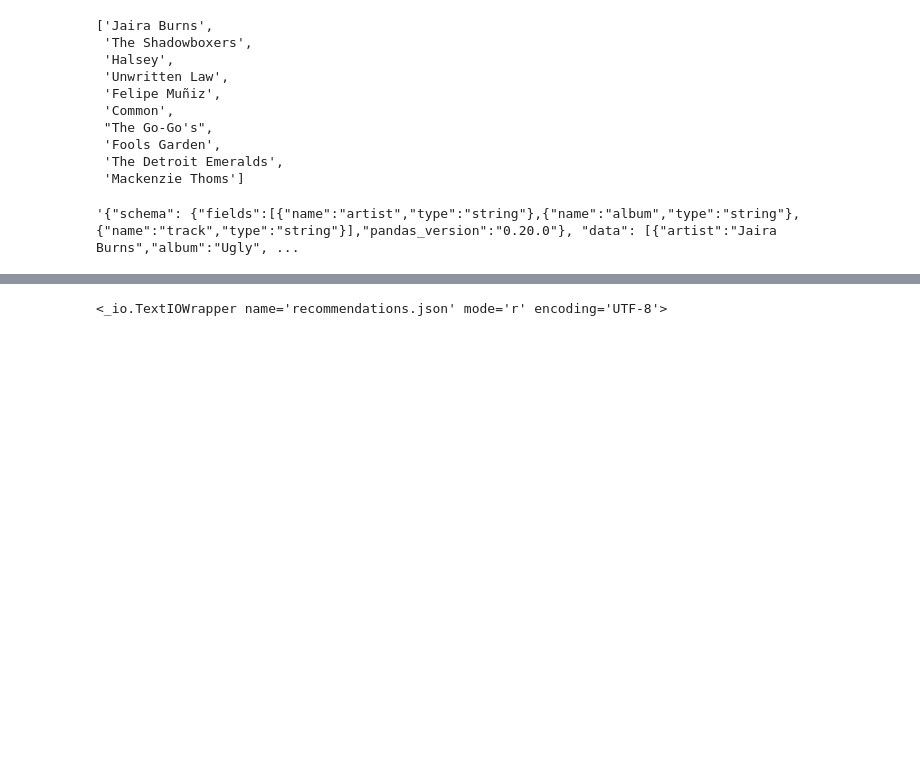
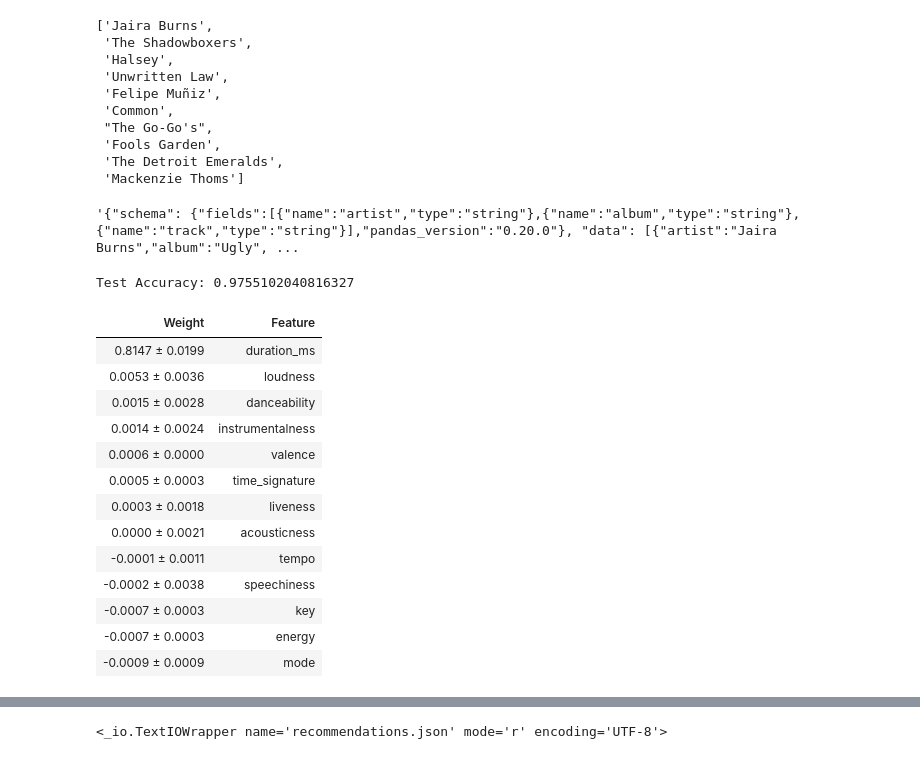
Before and after one commit to bw-spotify-song-suggester-2/Data-science, a Jupyter notebook: model/KNN_jon.ipynb, the cells around one changed output, grey strips where cells are left out. Drawn from its saved outputs; the diff is of its cells as text; code cells hidden in the pictures; blank space fills up the shorter version.

```diff
--- a/model/KNN_jon.ipynb
+++ b/model/KNN_jon.ipynb
@@ -129,0 +146,60 @@ rec_file.close()
+# %%
+# Random Forest with Ordinal Encoder
+random_forest = make_pipeline(
+    ce.OrdinalEncoder(),
+    SimpleImputer(strategy='median'),
+    RandomForestClassifier(n_estimators=100, random_state=42, n_jobs=-1)
+)
+
+random_forest.fit(X_train, y_train)
+print('Test Accuracy:', random_forest.score(X_test, y_test))
+# %% [output]
+Test Accuracy: 0.9755102040816327
+# %%
+# Using eli5 to find permutation importances
+
+# transforming data for permuter
+transformers = make_pipeline(
+    ce.OrdinalEncoder(),
+    SimpleImputer(strategy='median')
+)
+
+X_train_transformed = transformers.fit_transform(X_train)
+X_test_transformed = transformers.fit_transform(X_test)
+
+# setting model
+model = RandomForestClassifier(n_estimators=100, random_state=42, n_jobs=-1)
+model.fit(X_train_transformed, y_train)
+
+# setting permuter to permutation importance
+permuter = PermutationImportance(
+    model,
+    scoring='accuracy',
+    n_iter=3,
+    random_state=42
+)
+
+# fitting the data
+permuter.fit(X_test_transformed, y_test)
+feature_names = X_test.columns.tolist()
+
+eli5.show_weights(
+    permuter,
+    top=None,
+    feature_names = feature_names
+)
+# %% [output]
+| Weight | Feature |
+| 0.8147 ± 0.0199 | duration_ms |
+| 0.0053 ± 0.0036 | loudness |
+| 0.0015 ± 0.0028 | danceability |
+| 0.0014 ± 0.0024 | instrumentalness |
+| 0.0006 ± 0.0000 | valence |
+| 0.0005 ± 0.0003 | time_signature |
+| 0.0003 ± 0.0018 | liveness |
+| 0.0000 ± 0.0021 | acousticness |
+| -0.0001 ± 0.0011 | tempo |
+| -0.0002 ± 0.0038 | speechiness |
+| -0.0007 ± 0.0003 | key |
+| -0.0007 ± 0.0003 | energy |
+| -0.0009 ± 0.0009 | mode |
```
Also changed, not shown: parts of 4 cells of this notebook, 2 other files.
